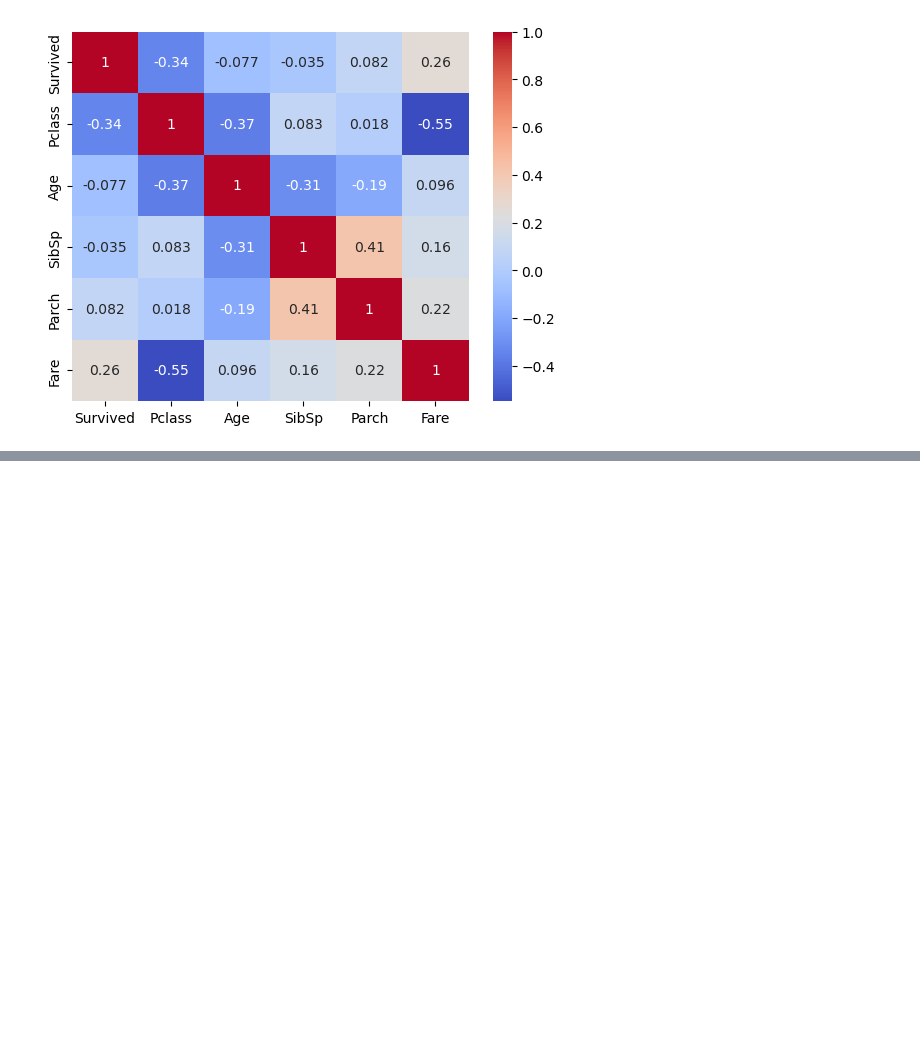
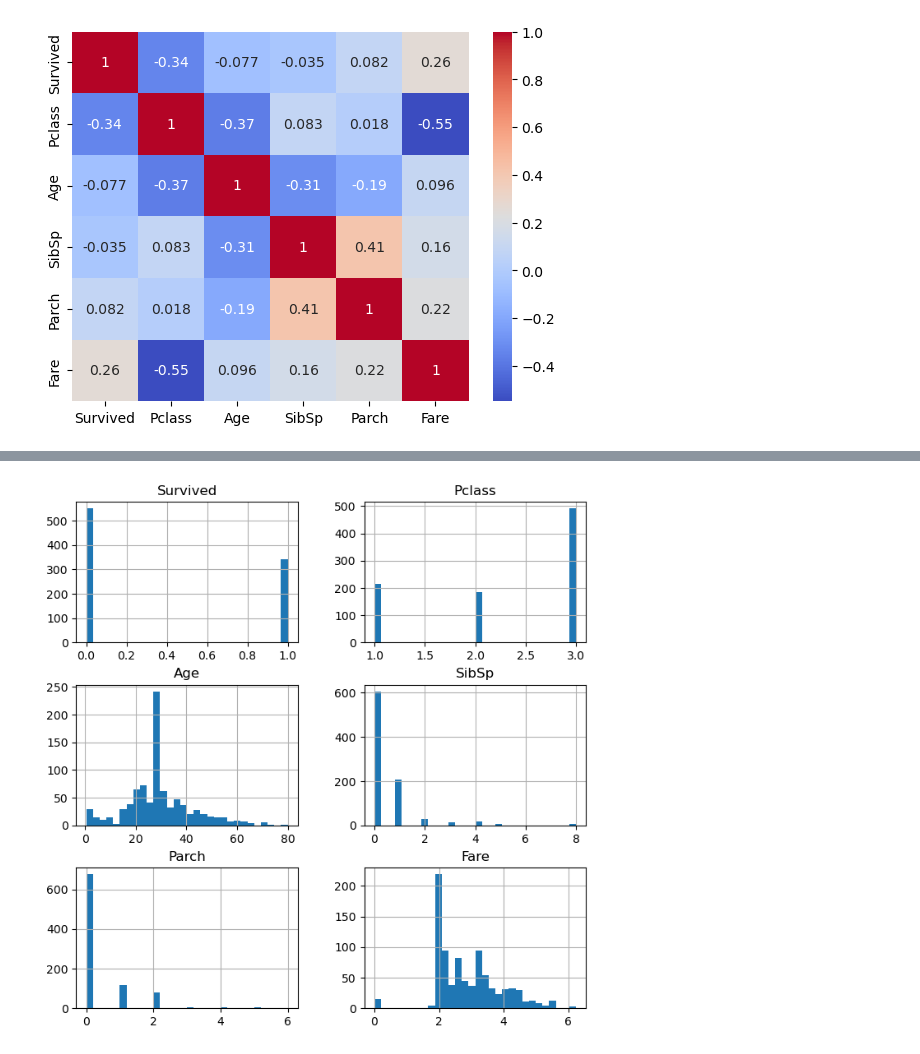
Before and after one commit to ksalung/python, a Jupyter notebook: FeatureEgineering.ipynb, the cells around one changed output, grey strips where cells are left out. Saved outputs shown, nothing was run; the diff lists cells and outputs as text; code cells hidden in the pictures; blank space fills up the shorter version.

```diff
--- a/FeatureEgineering.ipynb
+++ b/FeatureEgineering.ipynb
@@ -70,0 +107,6 @@ sns.heatmap(df.corr(numeric_only=True), annot=True, cmap='coolwarm')
+# %%
+df['Fare']=df['Fare'].map(lambda x: np.log(x) if x > 0 else 0)
+# %%
+df.hist(bins=30, figsize=(8,8));
+# %% [output]
+[figure, added]
```
Also changed, not shown: parts of 11 cells of this notebook.
